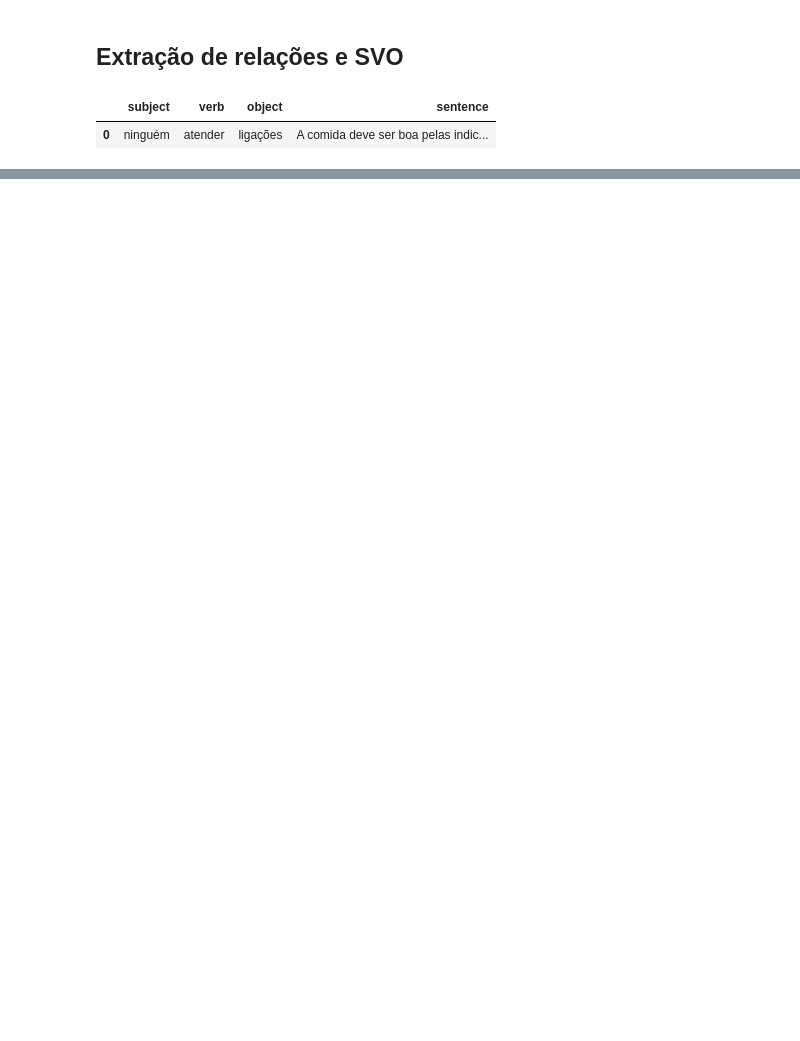
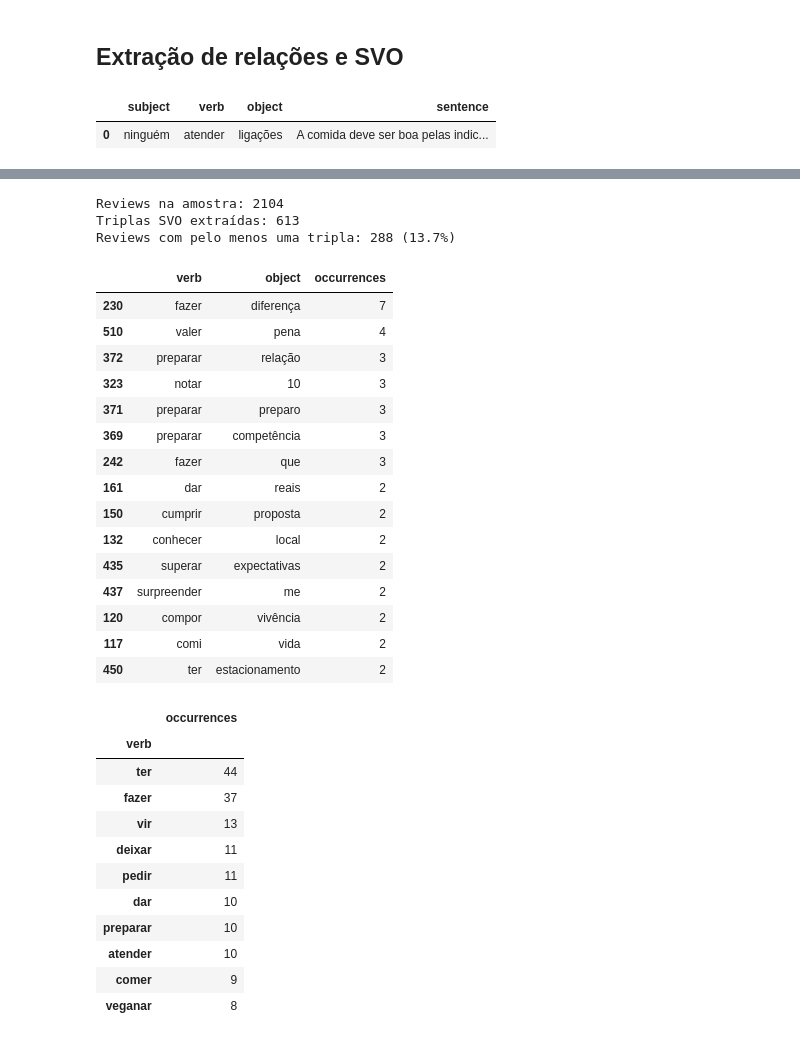
Before and after one commit to incrisvel/adaptaste, a Jupyter notebook: parsing_ner_er.ipynb, the cells around one changed output, grey strips where cells are left out. Cells and saved outputs as stored; diff of their text form; code cells hidden in the pictures; blank space fills up the shorter version.

```diff
--- a/parsing_ner_er.ipynb
+++ b/parsing_ner_er.ipynb
@@ -227,0 +341,72 @@ display(pd.DataFrame(svo_records))
+# %%
+# A extração roda nos primeiros documentos já parseados, e não no corpus inteiro
+RELATIONS_SAMPLE = 2104
+
+relations = []
+
+for review_index, doc in enumerate(docs[:RELATIONS_SAMPLE]):
+    for relation in extract_svo(doc):
+        relations.append({**relation, "review_index": review_index})
+
+relations_df = pd.DataFrame(relations)
+
+if relations_df.empty:
+    raise ValueError("Nenhuma tripla extraída na amostra: revise extract_svo.")
+
+reviews_with_relation = relations_df["review_index"].nunique()
+
+print(f"Reviews na amostra: {RELATIONS_SAMPLE}")
+print(f"Triplas SVO extraídas: {len(relations_df)}")
+print(
+    "Reviews com pelo menos uma tripla: "
+    f"{reviews_with_relation} ({reviews_with_relation / RELATIONS_SAMPLE:.1%})"
+)
+
+display(
+    relations_df
+    .groupby(["verb", "object"])
+    .size()
+    .reset_index(name="occurrences")
+    .sort_values("occurrences", ascending=False)
+    .head(15)
+)
+
+display(
+    relations_df["verb"]
+    .value_counts()
+    .head(10)
+    .rename("occurrences")
+    .to_frame()
+)
+# %% [output]
+Reviews na amostra: 2104
+Triplas SVO extraídas: 613
+Reviews com pelo menos uma tripla: 288 (13.7%)
+|  | verb | object | occurrences |
+| 230 | fazer | diferença | 7 |
+| 510 | valer | pena | 4 |
+| 372 | preparar | relação | 3 |
+| 323 | notar | 10 | 3 |
+| 371 | preparar | preparo | 3 |
+| 369 | preparar | competência | 3 |
+| 242 | fazer | que | 3 |
+| 161 | dar | reais | 2 |
+| 150 | cumprir | proposta | 2 |
+| 132 | conhecer | local | 2 |
+| 435 | superar | expectativas | 2 |
+| 437 | surpreender | me | 2 |
+| 120 | compor | vivência | 2 |
+| 117 | comi | vida | 2 |
+| 450 | ter | estacionamento | 2 |
+|  | occurrences |
+| verb |  |
+| ter | 44 |
+| fazer | 37 |
+| vir | 13 |
+| deixar | 11 |
+| pedir | 11 |
+| dar | 10 |
+| preparar | 10 |
+| atender | 10 |
+| comer | 9 |
+| veganar | 8 |
```
Also changed, not shown: parts of 13 cells of this notebook.
